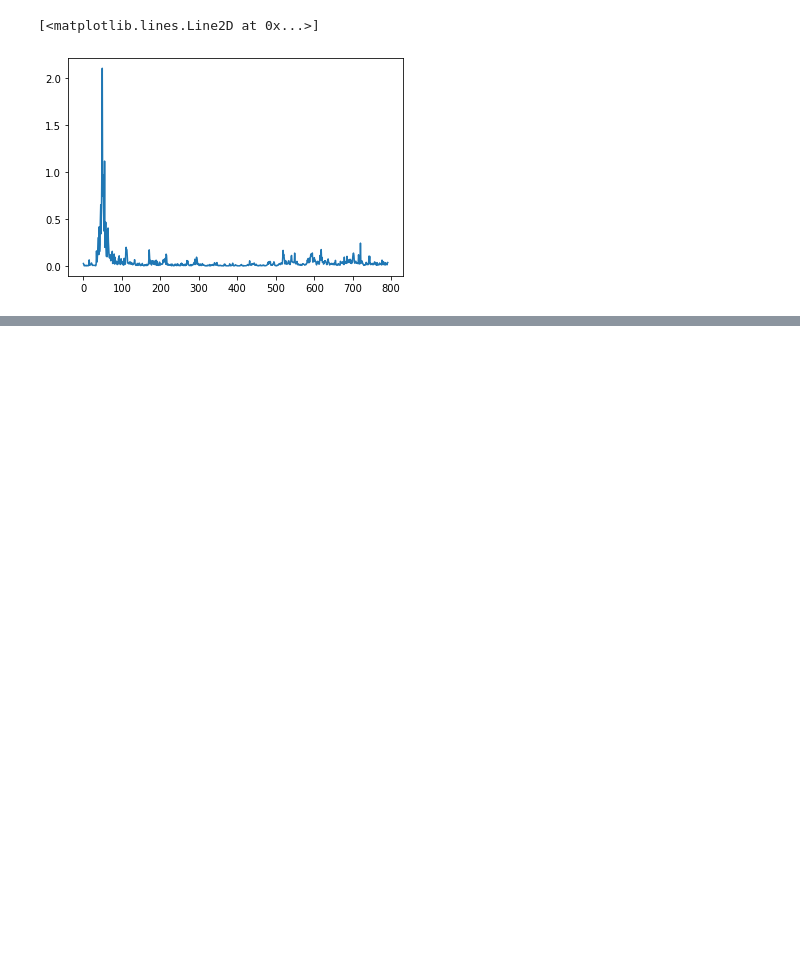
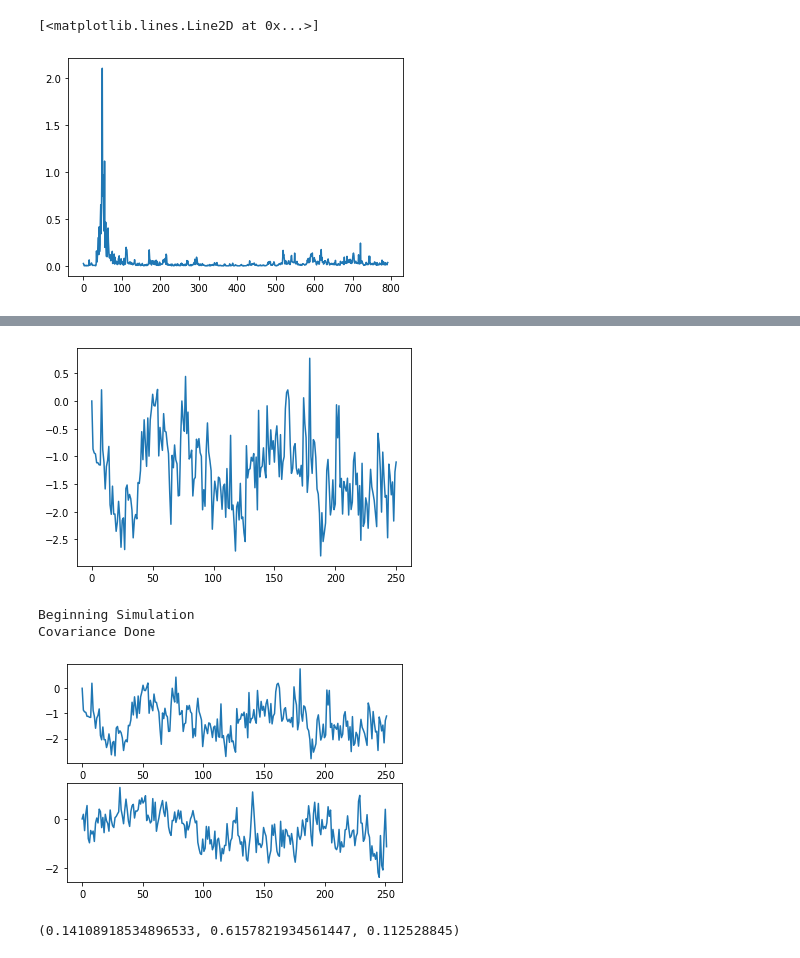
Before and after one commit to Jamjam1729/Dissertation, a Jupyter notebook: Dissertation.ipynb, the cells around one changed output, grey strips where cells are left out. Saved outputs shown, nothing was run; the diff lists cells and outputs as text; code cells hidden in the pictures; blank space fills up the shorter version.

```diff
--- a/Dissertation.ipynb
+++ b/Dissertation.ipynb
@@ -621,0 +636,8 @@ Covariance Done
+# %%
+make_SPX_graphs(SPX_path[-251:], SPX_path[-251])
+# %% [output]
+[figure, added]
+Beginning Simulation
+Covariance Done
+[figure, added]
+(0.14108918534896533, 0.6157821934561447, 0.112528845)
```
Also changed, not shown: parts of 9 cells of this notebook.
